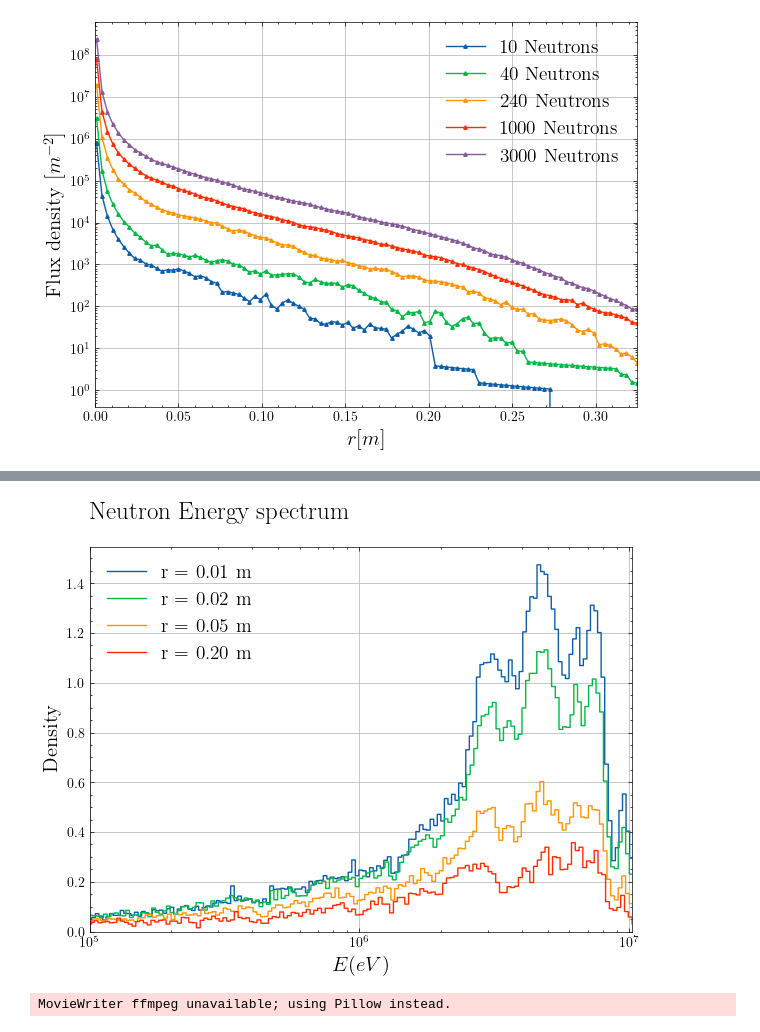
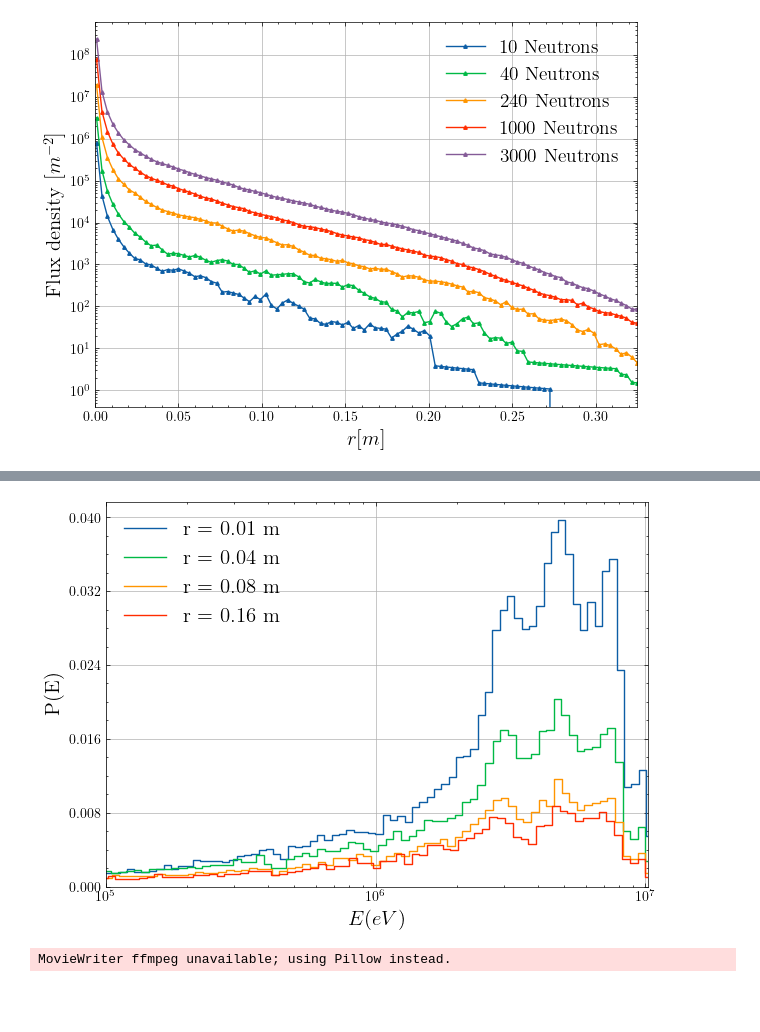
Before and after one commit to DerkNiessink/NeutroWater, a Jupyter notebook: analysis/simulation.ipynb, the cells around one changed output, grey strips where cells are left out. Cells and saved outputs as stored; diff of their text form; code cells hidden in the pictures; blank space fills up the shorter version.

```diff
--- a/analysis/simulation.ipynb
+++ b/analysis/simulation.ipynb
@@ -119,18 +136,19 @@ diffusing_neutrons.diffuse(nCollisions=5000)
 # %%
-meas = measure.Measurer(diffusing_neutrons)
+
 plt.figure(figsize= (7, 5))
-radii = [0.01, 0.02, 0.06, 0.2]
+radii = [0.01, 0.04, 0.08, 0.16]
 
 for radius in radii:
     sns.histplot(
     data=meas.energy_spectrum(r=radius),
-    log_scale=True, element="step", fill=False, stat="count", bins=300, label = f"r = {radius:.2f} m"
+    log_scale=True, element="step", fill=False, stat="probability", bins=400, label = f"r = {radius:.2f} m"
 )
-plt.ylabel("Density", fontsize=15)
+plt.ylabel("$P(E)$", fontsize=15)
 plt.xlabel("$E (eV)$", fontsize=15)
 
-plt.xlim(10**(-4), 10**7.2)
-plt.title("Neutron Energy spectrum", fontsize=18, pad=20, loc="left")
+plt.xlim(10**(-4.1), 10**7.2)
+plt.yticks(np.linspace(0, 0.04, 6))
+
 plt.legend(fontsize=15)
 plt.grid(True)
 plt.show()
@@ -139,21 +157,21 @@ plt.show()
 # %%
 plt.figure(figsize= (7, 5))
-radii = [0.01, 0.02, 0.05, 0.2]
+radii = [0.01, 0.04, 0.08, 0.16]
 for radius in radii:
     sns.histplot(
     data=meas.energy_spectrum(r=radius),
-    log_scale=True, element="step", fill=False, stat="density", bins=800, label = f"r = {radius:.2f} m"
+    log_scale=True, element="step", fill=False, stat="probability", bins=400, label = f"r = {radius:.2f} m"
 )
-plt.ylabel("Density", fontsize=15)
+plt.ylabel("P(E)", fontsize=15)
 plt.xlabel("$E (eV)$", fontsize=15)
 
 plt.xlim(10**5, 10**7.01)
-plt.title("Neutron Energy spectrum", fontsize=18, pad=20, loc="left")
-plt.legend(fontsize=14)
+plt.yticks(np.linspace(0, 0.04, 6))
+plt.legend(fontsize=15)
 plt.grid(True)
 plt.show()
 # %% [output]
-[figure, old version]
+[figure, new version]
 # %%
 meas = measure.Measurer(diffusing_neutrons)
 radii = np.linspace(0.001, diffusing_neutrons.tank.radius, 50)
```
Also changed, not shown: parts of 5 cells of this notebook, 6 other files.
